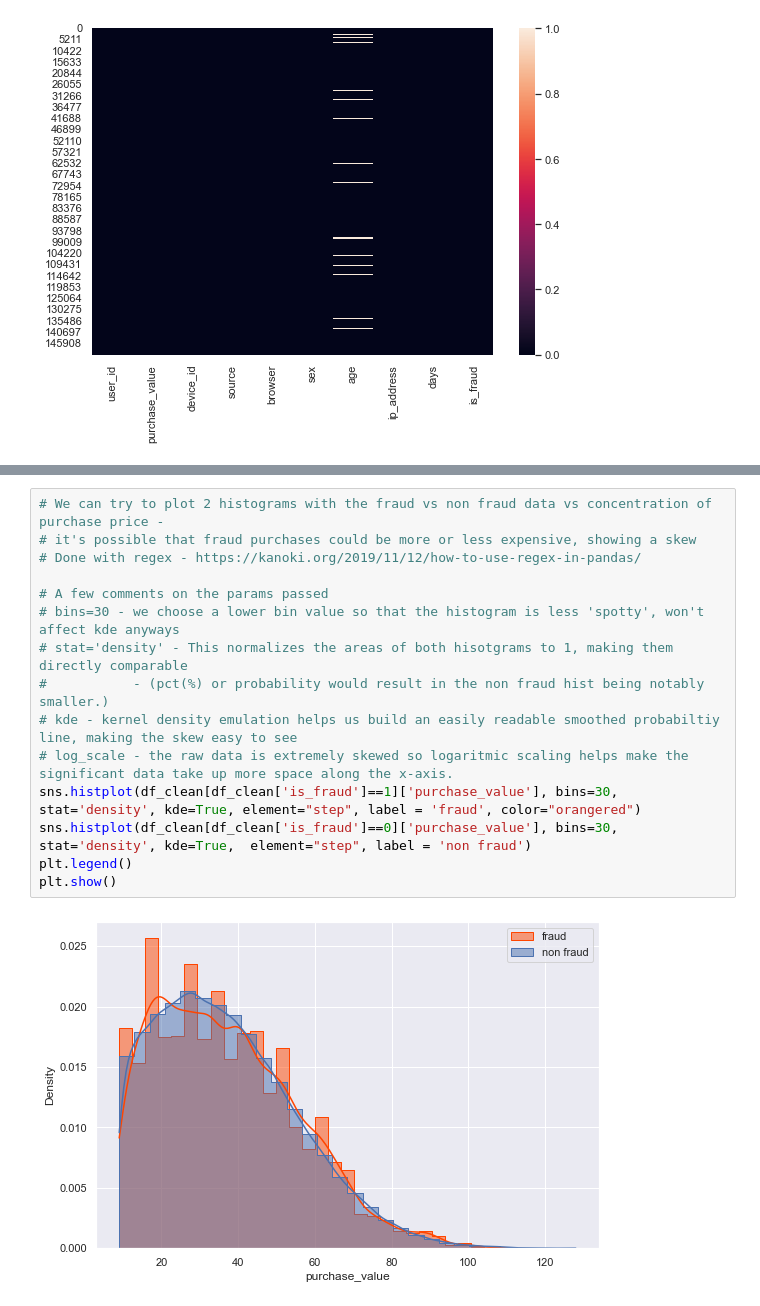
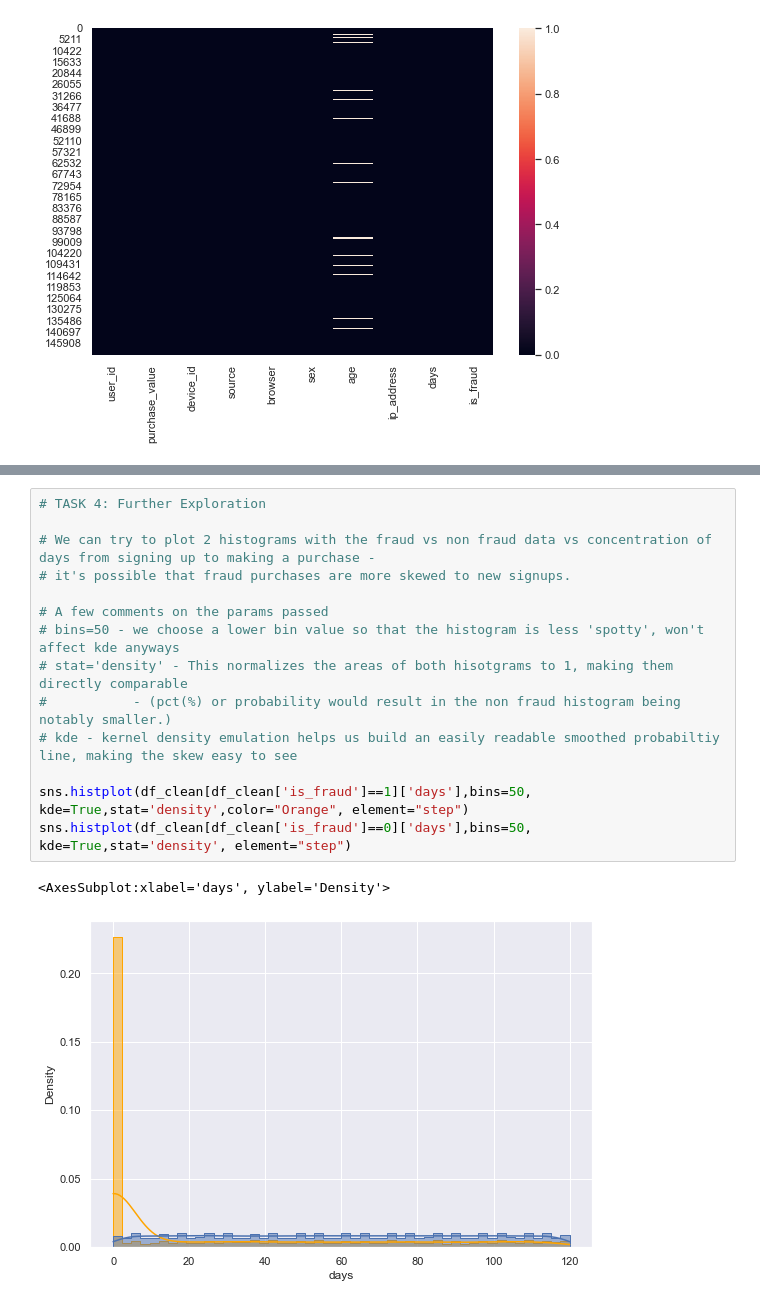
Before and after one commit to TeoTzeShuen/school, a Jupyter notebook: Individual Project/project.ipynb, the cells around one changed output, grey strips where cells are left out. Saved outputs shown, nothing was run; the diff lists cells and outputs as text.

```diff
--- a/Individual Project/project.ipynb
+++ b/Individual Project/project.ipynb
@@ -214,19 +218,19 @@ Data columns (total 10 columns):
 dtypes: bool(1), int32(1), int64(2), object(6)
 memory usage: 10.6+ MB
 # %%
-# We can try to plot 2 histograms with the fraud vs non fraud data vs concentration of purchase price -
-# it's possible that fraud purchases could be more or less expensive, showing a skew
-# Done with regex - https://kanoki.org/2019/11/12/how-to-use-regex-in-pandas/
+# TASK 4: Further Exploration
+
+# We can try to plot 2 histograms with the fraud vs non fraud data vs concentration of days from signing up to making a purchase -
+# it's possible that fraud purchases are more skewed to new signups.
 
 # A few comments on the params passed
-# bins=30 - we choose a lower bin value so that the histogram is less 'spotty', won't affect kde anyways
+# bins=50 - we choose a lower bin value so that the histogram is less 'spotty', won't affect kde anyways
 # stat='density' - This normalizes the areas of both hisotgrams to 1, making them directly comparable
-#           - (pct(%) or probability would result in the non fraud hist being notably smaller.)
+#           - (pct(%) or probability would result in the non fraud histogram being notably smaller.)
 # kde - kernel density emulation helps us build an easily readable smoothed probabiltiy line, making the skew easy to see
-# log_scale - the raw data is extremely skewed so logaritmic scaling helps make the significant data take up more space along the x-axis.
-sns.histplot(df_clean[df_clean['is_fraud']==1]['purchase_value'], bins=30, stat='density', kde=True, element="step", label = 'fraud', color="orangered")
-sns.histplot(df_clean[df_clean['is_fraud']==0]['purchase_value'], bins=30, stat='density', kde=True,  element="step", label = 'non fraud')
-plt.legend()
-plt.show()
+
+sns.histplot(df_clean[df_clean['is_fraud']==1]['days'],bins=50, kde=True,stat='density',color="Orange", element="step")
+sns.histplot(df_clean[df_clean['is_fraud']==0]['days'],bins=50, kde=True,stat='density', element="step")
 # %% [output]
+<AxesSubplot:xlabel='days', ylabel='Density'>
-[figure, old version]
+[figure, new version]
```
Also changed, not shown: parts of 12 cells of this notebook.
